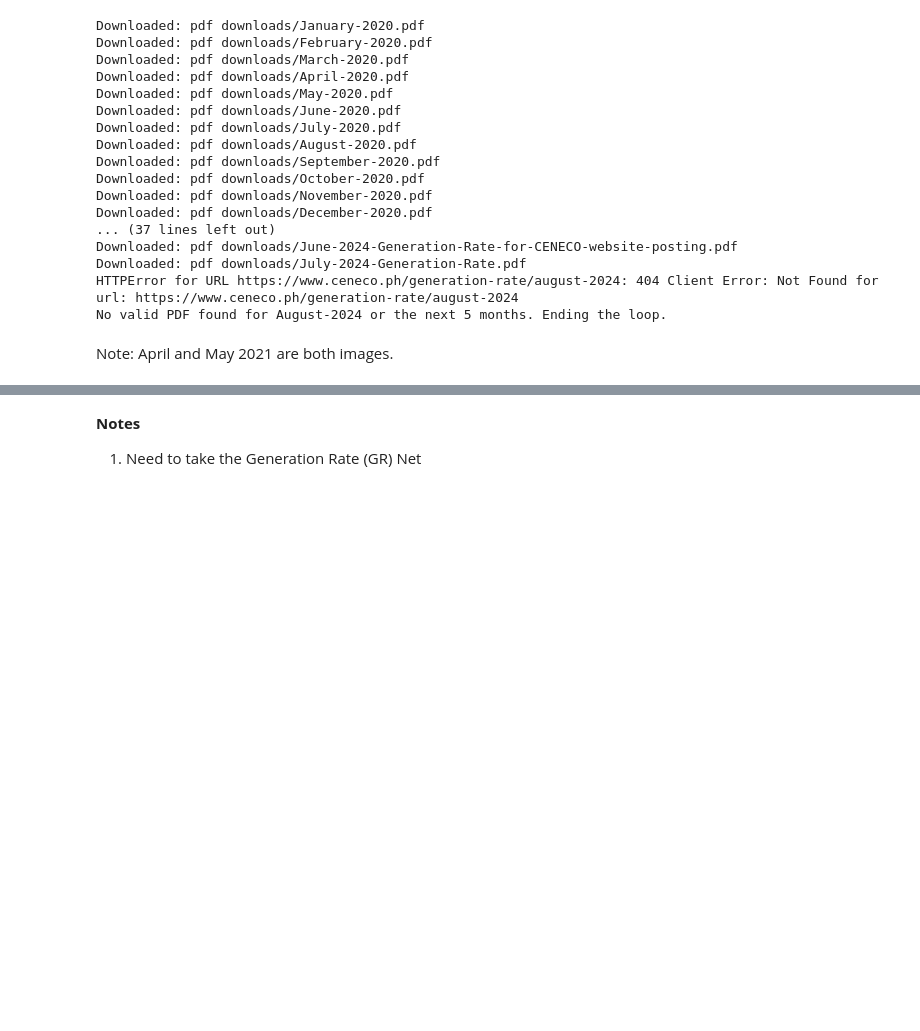
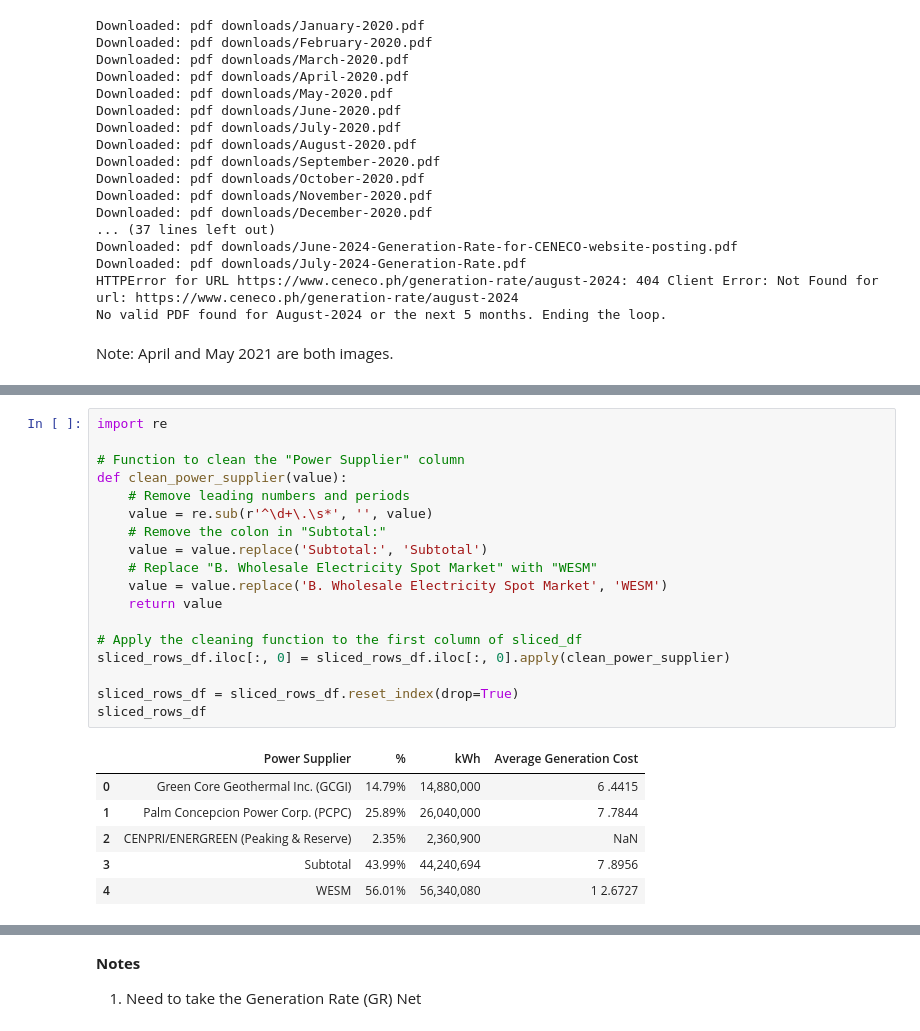
Before and after one commit to andreasenson/Scrape-DU-Generation-Charge, a Jupyter notebook: CENECO/scrape_CENECO.ipynb, the cells around one changed output, grey strips where cells are left out. Saved outputs shown, nothing was run; the diff lists cells and outputs as text; blank space fills up the shorter version.

```diff
--- a/CENECO/scrape_CENECO.ipynb
+++ b/CENECO/scrape_CENECO.ipynb
@@ -277,0 +277,25 @@ sliced_rows_df
+# %%
+import re
+
+# Function to clean the "Power Supplier" column
+def clean_power_supplier(value):
+    # Remove leading numbers and periods
+    value = re.sub(r'^\d+\.\s*', '', value)
+    # Remove the colon in "Subtotal:"
+    value = value.replace('Subtotal:', 'Subtotal')
+    # Replace "B. Wholesale Electricity Spot Market" with "WESM"
+    value = value.replace('B. Wholesale Electricity Spot Market', 'WESM')
+    return value
+
+# Apply the cleaning function to the first column of sliced_df
+sliced_rows_df.iloc[:, 0] = sliced_rows_df.iloc[:, 0].apply(clean_power_supplier)
+
+sliced_rows_df = sliced_rows_df.reset_index(drop=True)
+sliced_rows_df
+# %% [output]
+|  | Power Supplier | % | kWh | Average Generation Cost |
+| 0 | Green Core Geothermal Inc. (GCGI) | 14.79% | 14,880,000 | 6 .4415 |
+| 1 | Palm Concepcion Power Corp. (PCPC) | 25.89% | 26,040,000 | 7 .7844 |
+| 2 | CENPRI/ENERGREEN (Peaking & Reserve) | 2.35% | 2,360,900 | NaN |
+| 3 | Subtotal | 43.99% | 44,240,694 | 7 .8956 |
+| 4 | WESM | 56.01% | 56,340,080 | 1 2.6727 |
```
Also changed, not shown: parts of 6 cells of this notebook.
